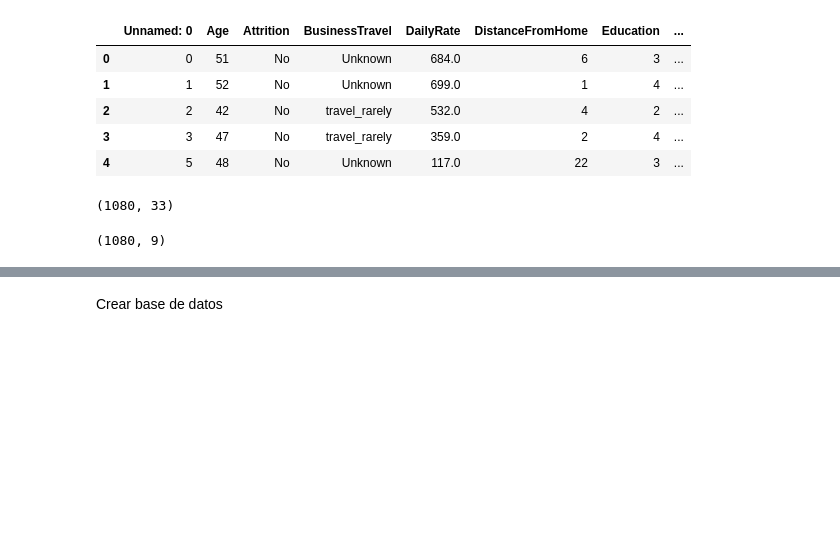
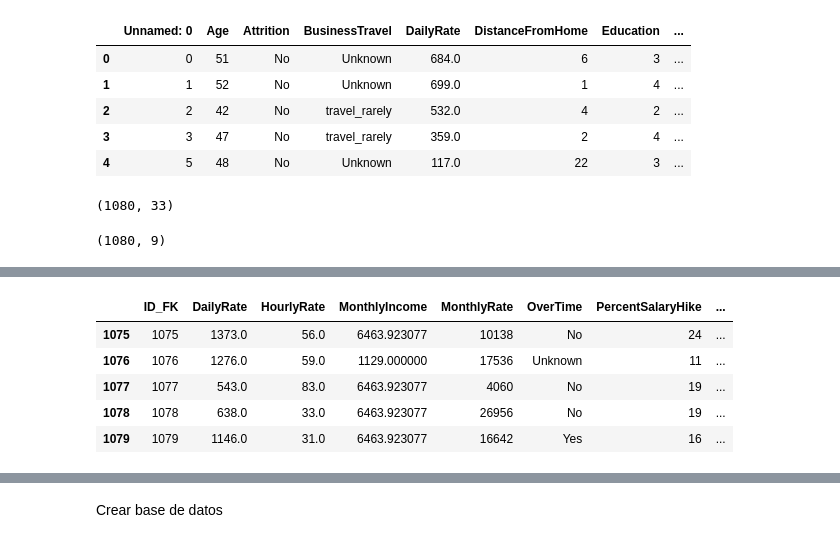
Before and after one commit to TaniaGraff/project-da-promo-angela-modulo-3-team-3, a Jupyter notebook: fase3.ipynb, the cells around one changed output, grey strips where cells are left out. Drawn from its saved outputs; the diff is of its cells as text; code cells hidden in the pictures; blank space fills up the shorter version.

```diff
--- a/fase3.ipynb
+++ b/fase3.ipynb
@@ -81,0 +126,10 @@ df_Employees.shape
+# %%
+df_compensacion_reset.rename(columns={'index': 'ID_FK'}, inplace=True)
+df_compensacion_reset.tail(5)
+# %% [output]
+|  | ID_FK | DailyRate | HourlyRate | MonthlyIncome | MonthlyRate | OverTime | PercentSalaryHike | ... |
+| 1075 | 1075 | 1373.0 | 56.0 | 6463.923077 | 10138 | No | 24 | ... |
+| 1076 | 1076 | 1276.0 | 59.0 | 1129.000000 | 17536 | Unknown | 11 | ... |
+| 1077 | 1077 | 543.0 | 83.0 | 6463.923077 | 4060 | No | 19 | ... |
+| 1078 | 1078 | 638.0 | 33.0 | 6463.923077 | 26956 | No | 19 | ... |
+| 1079 | 1079 | 1146.0 | 31.0 | 6463.923077 | 16642 | Yes | 16 | ... |
```
Also changed, not shown: parts of 27 cells of this notebook, 4 other files.
